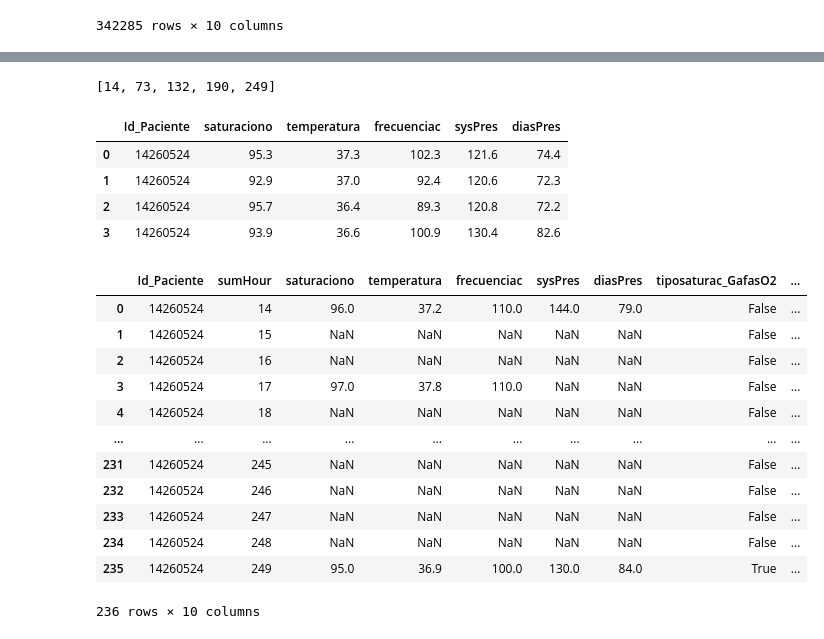
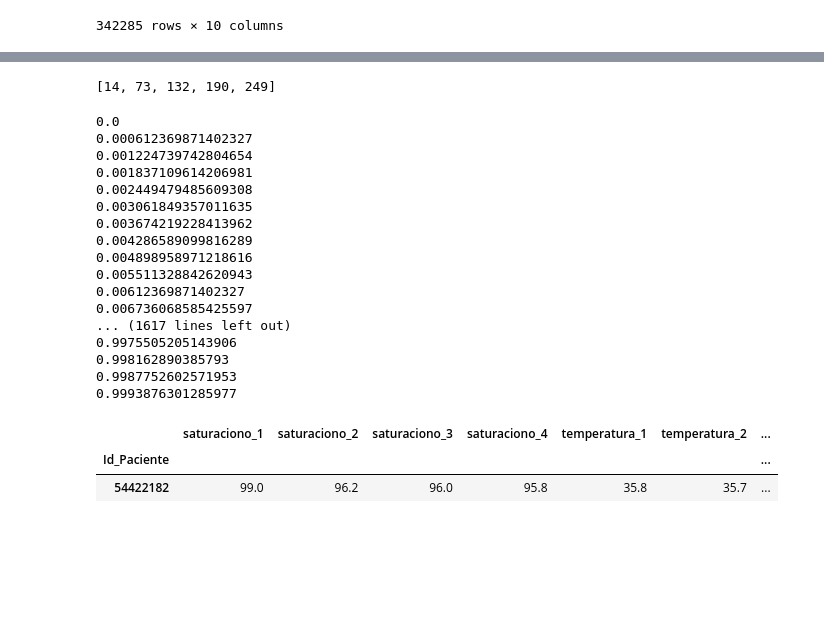
Before and after one commit to sergio-qp/TFM-covid, a Jupyter notebook: tfm_regressions.ipynb, the cells around one changed output, grey strips where cells are left out. Cells and saved outputs as stored; diff of their text form; code cells hidden in the pictures; blank space fills up the shorter version.

```diff
--- a/tfm_regressions.ipynb
+++ b/tfm_regressions.ipynb
@@ -27,7 +27,7 @@ trimss
 #put it in a big list
 trimlist = []
 for patient in trimss.Id_Paciente.unique():
-    trimlist.append(trimss[trimss["Id_Paciente"]==patient])
+    trimlist.append(trimss[trimss["Id_Paciente"]==patient].reset_index())
 # %%
 #RUN IN PREVIOUS SETUP
 # import warnings
@@ -70,3 +70,8 @@ def get_percent(table,percentlist):
         outlist.append(round(max(modhours) * percent)+min(table.sumHour)) #percent fed as decimals, like 0.25
     outlist.append(max(table.sumHour)) #cap off
     return outlist
+
+plist = [0.25,0.5,0.75]
+get_percent(trimlist[0],plist)
+# %% [output]
+[14, 73, 132, 190, 249]
@@ -75,7 +78,3 @@ plist = [0.25,0.5,0.75]
-# %%
-get_percent(trimlist[0],plist)
-# %% [output]
-[14, 73, 132, 190, 249]
 # %%
 # brutish, but fast
 contVars = ["saturaciono","temperatura","frecuenciac","sysPres","diasPres"]
@@ -91,6 +90,8 @@ def compress(table,percentlist):
         if i > 0: #skip first entry
             linedict = dict()
             linedict["Id_Paciente"] = table.Id_Paciente[0] #doesnt change so doesnt matter
+            linedict["Slice"] = i #for pivoting later
+
             filter = np.where((table['sumHour']>=marks[i-1]) & (table['sumHour']<=marks[i]))
             temptable = table.loc[filter]
             for label in contVars:
@@ -98,30 +99,40 @@ def compress(table,percentlist):
             outlist.append(linedict)
 
     return pd.DataFrame.from_dict(outlist)
-# %%
-compress(trimlist[0],plist)
-# %% [output]
-|  | Id_Paciente | saturaciono | temperatura | frecuenciac | sysPres | diasPres |
-| 0 | 14260524 | 95.3 | 37.3 | 102.3 | 121.6 | 74.4 |
-| 1 | 14260524 | 92.9 | 37.0 | 92.4 | 120.6 | 72.3 |
-| 2 | 14260524 | 95.7 | 36.4 | 89.3 | 120.8 | 72.2 |
-| 3 | 14260524 | 93.9 | 36.6 | 100.9 | 130.4 | 82.6 |
+# %%
+def columnize(table):
+    table=table.pivot(index="Id_Paciente", columns='Slice', values=contVars)
+    table.columns = ["_".join(map(str, a)) for a in table.columns.to_flat_index()]
+    return table
+# %%
+for i,table in enumerate(trimlist):
+    print(i/len(trimlist))
+    table = compress(table,plist)
+    trimlist[i] = columnize(table)
+# %% [output]
+0.0
+0.000612369871402327
+0.001224739742804654
+0.001837109614206981
+0.002449479485609308
+0.003061849357011635
+0.003674219228413962
+0.004286589099816289
+0.004898958971218616
+0.005511328842620943
+0.00612369871402327
+0.006736068585425597
+... (1617 lines left out)
+0.9975505205143906
+0.998162890385793
+0.9987752602571953
+0.9993876301285977
 # %%
-trimlist[0]
+trimlist[38]
 # %% [output]
-|  | Id_Paciente | sumHour | saturaciono | temperatura | frecuenciac | sysPres | diasPres | tiposaturac_GafasO2 | ... |
-| 0 | 14260524 | 14 | 96.0 | 37.2 | 110.0 | 144.0 | 79.0 | False | ... |
-| 1 | 14260524 | 15 | NaN | NaN | NaN | NaN | NaN | False | ... |
-| 2 | 14260524 | 16 | NaN | NaN | NaN | NaN | NaN | False | ... |
-| 3 | 14260524 | 17 | 97.0 | 37.8 | 110.0 | NaN | NaN | False | ... |
-| 4 | 14260524 | 18 | NaN | NaN | NaN | NaN | NaN | False | ... |
-| ... | ... | ... | ... | ... | ... | ... | ... | ... | ... |
-| 231 | 14260524 | 245 | NaN | NaN | NaN | NaN | NaN | False | ... |
-| 232 | 14260524 | 246 | NaN | NaN | NaN | NaN | NaN | False | ... |
-| 233 | 14260524 | 247 | NaN | NaN | NaN | NaN | NaN | False | ... |
-| 234 | 14260524 | 248 | NaN | NaN | NaN | NaN | NaN | False | ... |
-| 235 | 14260524 | 249 | 95.0 | 36.9 | 100.0 | 130.0 | 84.0 | True | ... |
+|  | saturaciono_1 | saturaciono_2 | saturaciono_3 | saturaciono_4 | temperatura_1 | temperatura_2 | ... |
+| Id_Paciente |  |  |  |  |  |  | ... |
+| 54422182 | 99.0 | 96.2 | 96.0 | 95.8 | 35.8 | 35.7 | ... |
-236 rows × 10 columns
 # %%
 # pd.concat(trimlist).to_csv("trimmed.csv")
 # %%
```
Also changed, not shown: parts of 12 cells of this notebook.
